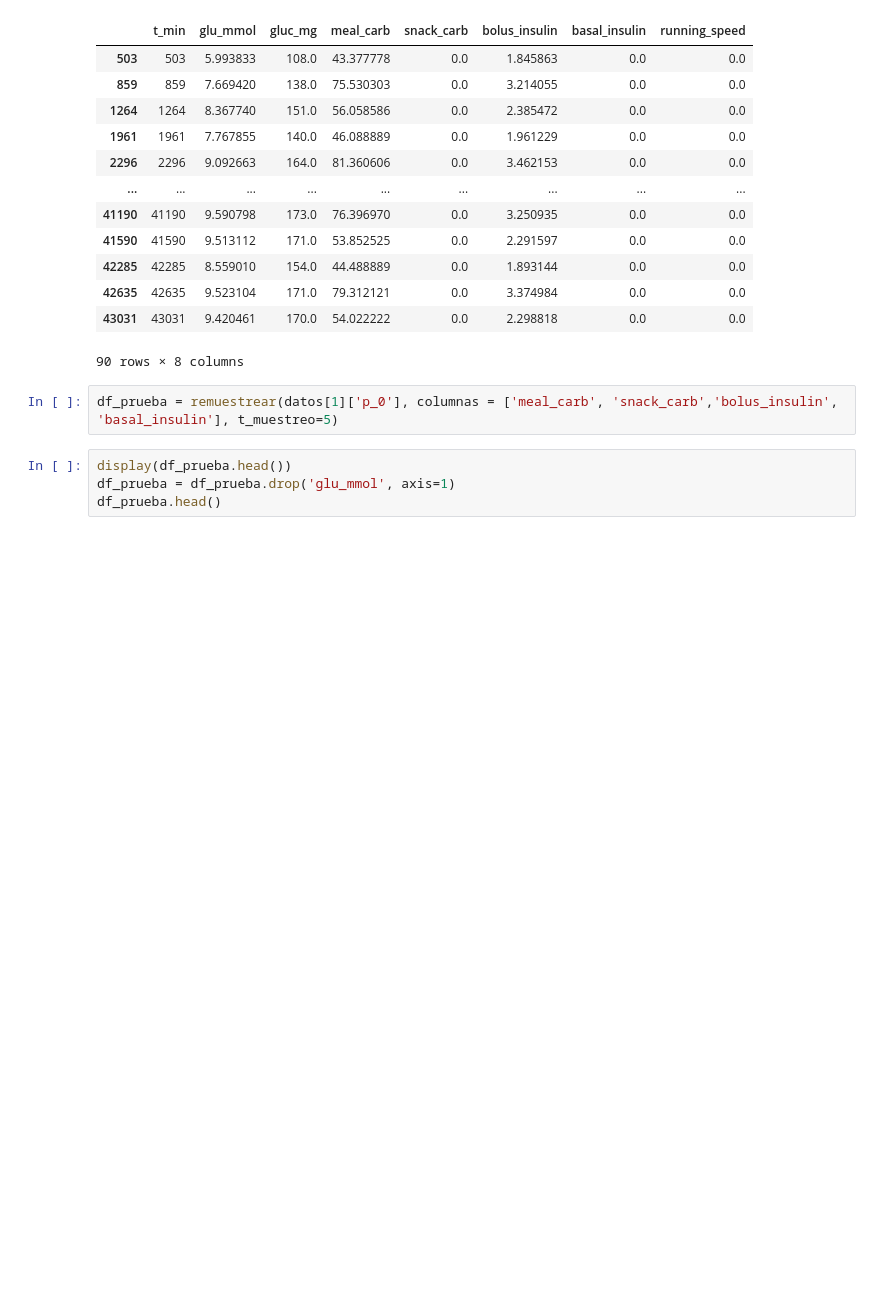
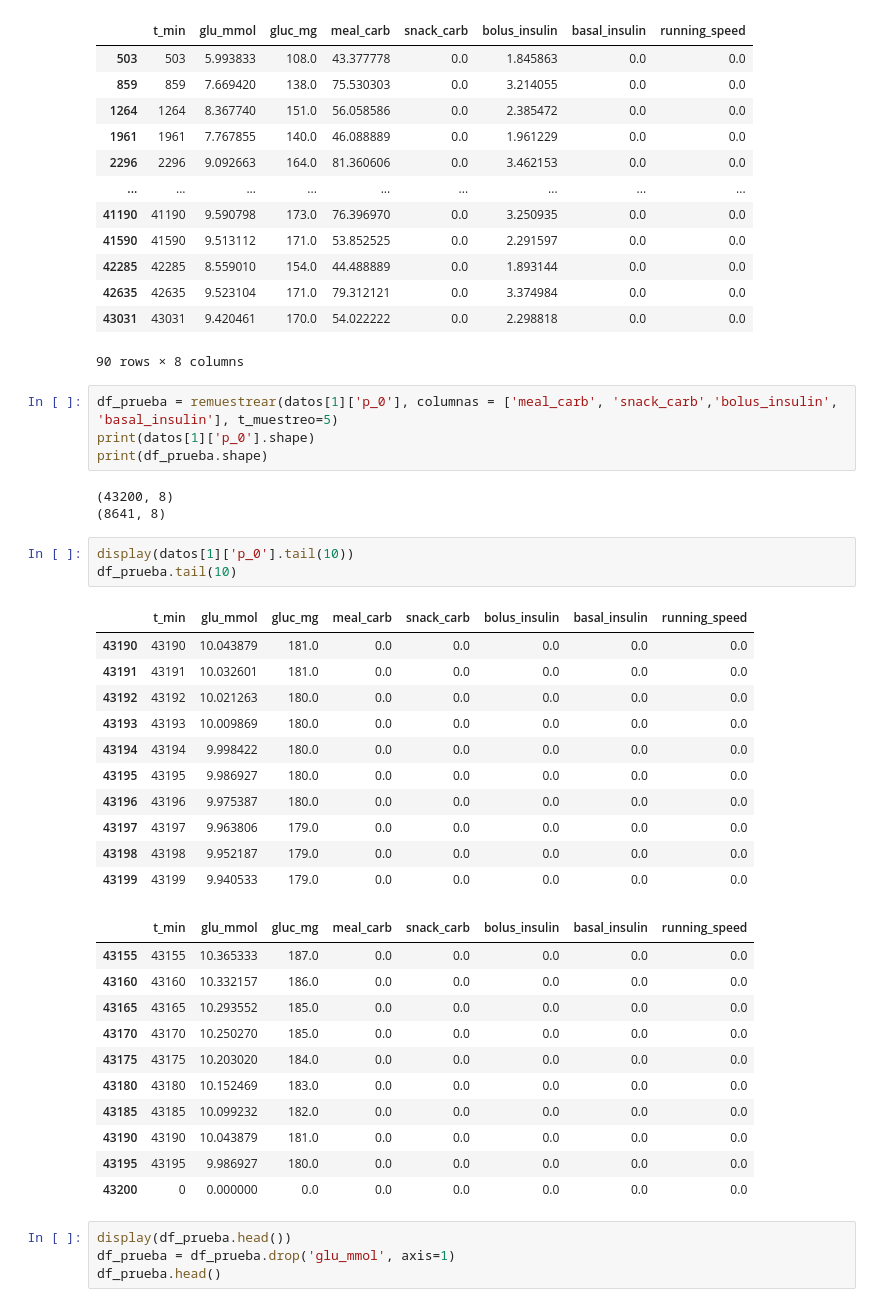
Before and after one commit to WillyFtAb/TFG-GIS-Predictor-glucosa, a Jupyter notebook: Pruebas/estadisticas.ipynb, the cells around one changed output. Cells and saved outputs as stored; diff of their text form; blank space fills up the shorter version.

```diff
--- a/Pruebas/estadisticas.ipynb
+++ b/Pruebas/estadisticas.ipynb
@@ -155,6 +155,37 @@ datos[1]['p_0'][datos[1]['p_0']['meal_carb']>0]
 90 rows × 8 columns
 # %%
 df_prueba = remuestrear(datos[1]['p_0'], columnas = ['meal_carb', 'snack_carb','bolus_insulin', 'basal_insulin'], t_muestreo=5)
+print(datos[1]['p_0'].shape)
+print(df_prueba.shape)
+# %% [output]
+(43200, 8)
+(8641, 8)
+# %%
+display(datos[1]['p_0'].tail(10))
+df_prueba.tail(10)
+# %% [output]
+|  | t_min | glu_mmol | gluc_mg | meal_carb | snack_carb | bolus_insulin | basal_insulin | running_speed |
+| 43190 | 43190 | 10.043879 | 181.0 | 0.0 | 0.0 | 0.0 | 0.0 | 0.0 |
+| 43191 | 43191 | 10.032601 | 181.0 | 0.0 | 0.0 | 0.0 | 0.0 | 0.0 |
+| 43192 | 43192 | 10.021263 | 180.0 | 0.0 | 0.0 | 0.0 | 0.0 | 0.0 |
+| 43193 | 43193 | 10.009869 | 180.0 | 0.0 | 0.0 | 0.0 | 0.0 | 0.0 |
+| 43194 | 43194 | 9.998422 | 180.0 | 0.0 | 0.0 | 0.0 | 0.0 | 0.0 |
+| 43195 | 43195 | 9.986927 | 180.0 | 0.0 | 0.0 | 0.0 | 0.0 | 0.0 |
+| 43196 | 43196 | 9.975387 | 180.0 | 0.0 | 0.0 | 0.0 | 0.0 | 0.0 |
+| 43197 | 43197 | 9.963806 | 179.0 | 0.0 | 0.0 | 0.0 | 0.0 | 0.0 |
+| 43198 | 43198 | 9.952187 | 179.0 | 0.0 | 0.0 | 0.0 | 0.0 | 0.0 |
+| 43199 | 43199 | 9.940533 | 179.0 | 0.0 | 0.0 | 0.0 | 0.0 | 0.0 |
+|  | t_min | glu_mmol | gluc_mg | meal_carb | snack_carb | bolus_insulin | basal_insulin | running_speed |
+| 43155 | 43155 | 10.365333 | 187.0 | 0.0 | 0.0 | 0.0 | 0.0 | 0.0 |
+| 43160 | 43160 | 10.332157 | 186.0 | 0.0 | 0.0 | 0.0 | 0.0 | 0.0 |
+| 43165 | 43165 | 10.293552 | 185.0 | 0.0 | 0.0 | 0.0 | 0.0 | 0.0 |
+| 43170 | 43170 | 10.250270 | 185.0 | 0.0 | 0.0 | 0.0 | 0.0 | 0.0 |
+| 43175 | 43175 | 10.203020 | 184.0 | 0.0 | 0.0 | 0.0 | 0.0 | 0.0 |
+| 43180 | 43180 | 10.152469 | 183.0 | 0.0 | 0.0 | 0.0 | 0.0 | 0.0 |
+| 43185 | 43185 | 10.099232 | 182.0 | 0.0 | 0.0 | 0.0 | 0.0 | 0.0 |
+| 43190 | 43190 | 10.043879 | 181.0 | 0.0 | 0.0 | 0.0 | 0.0 | 0.0 |
+| 43195 | 43195 | 9.986927 | 180.0 | 0.0 | 0.0 | 0.0 | 0.0 | 0.0 |
+| 43200 | 0 | 0.000000 | 0.0 | 0.0 | 0.0 | 0.0 | 0.0 | 0.0 |
 # %%
 display(df_prueba.head())
 df_prueba = df_prueba.drop('glu_mmol', axis=1)
```
Also changed, not shown: parts of 8 cells of this notebook.
